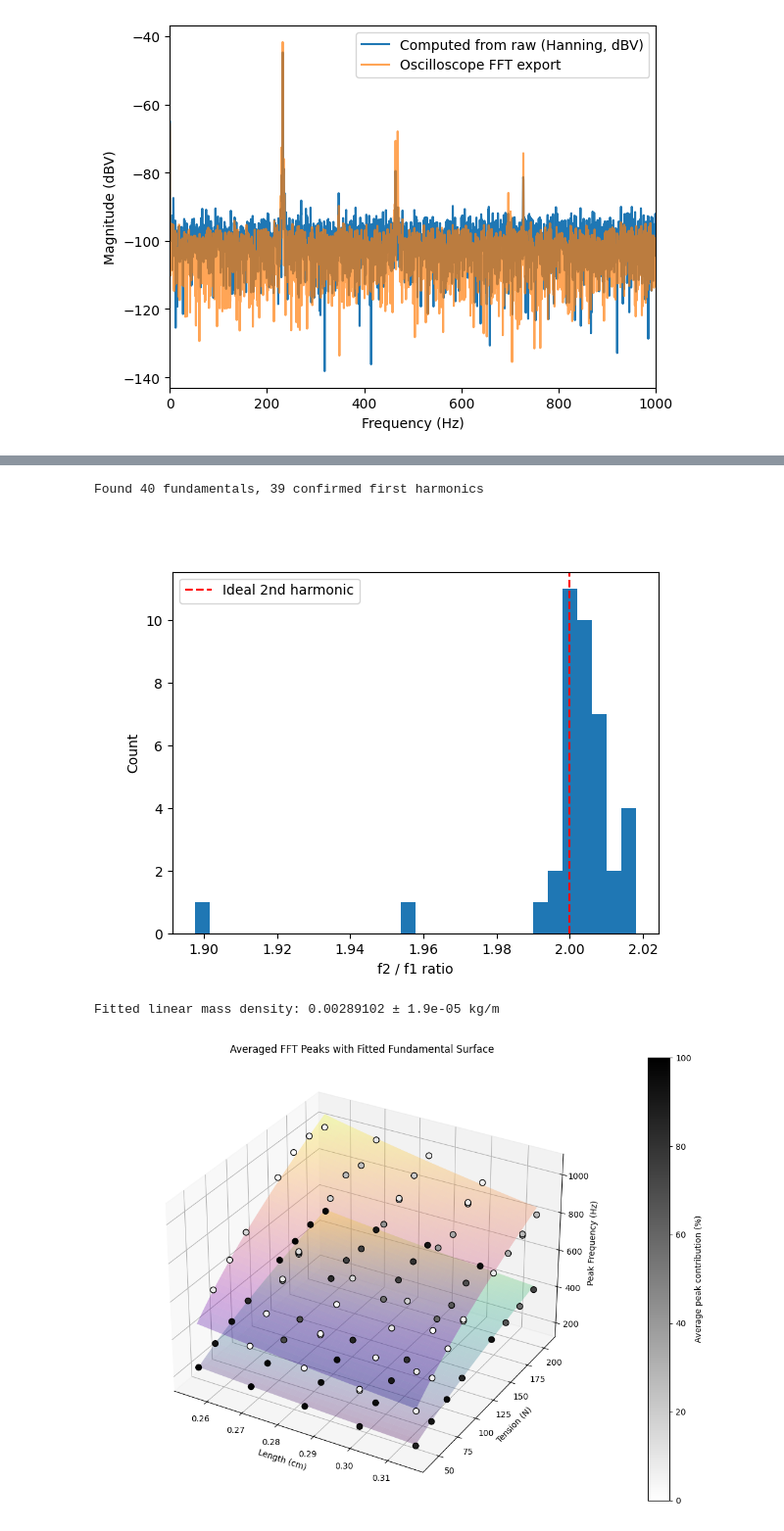
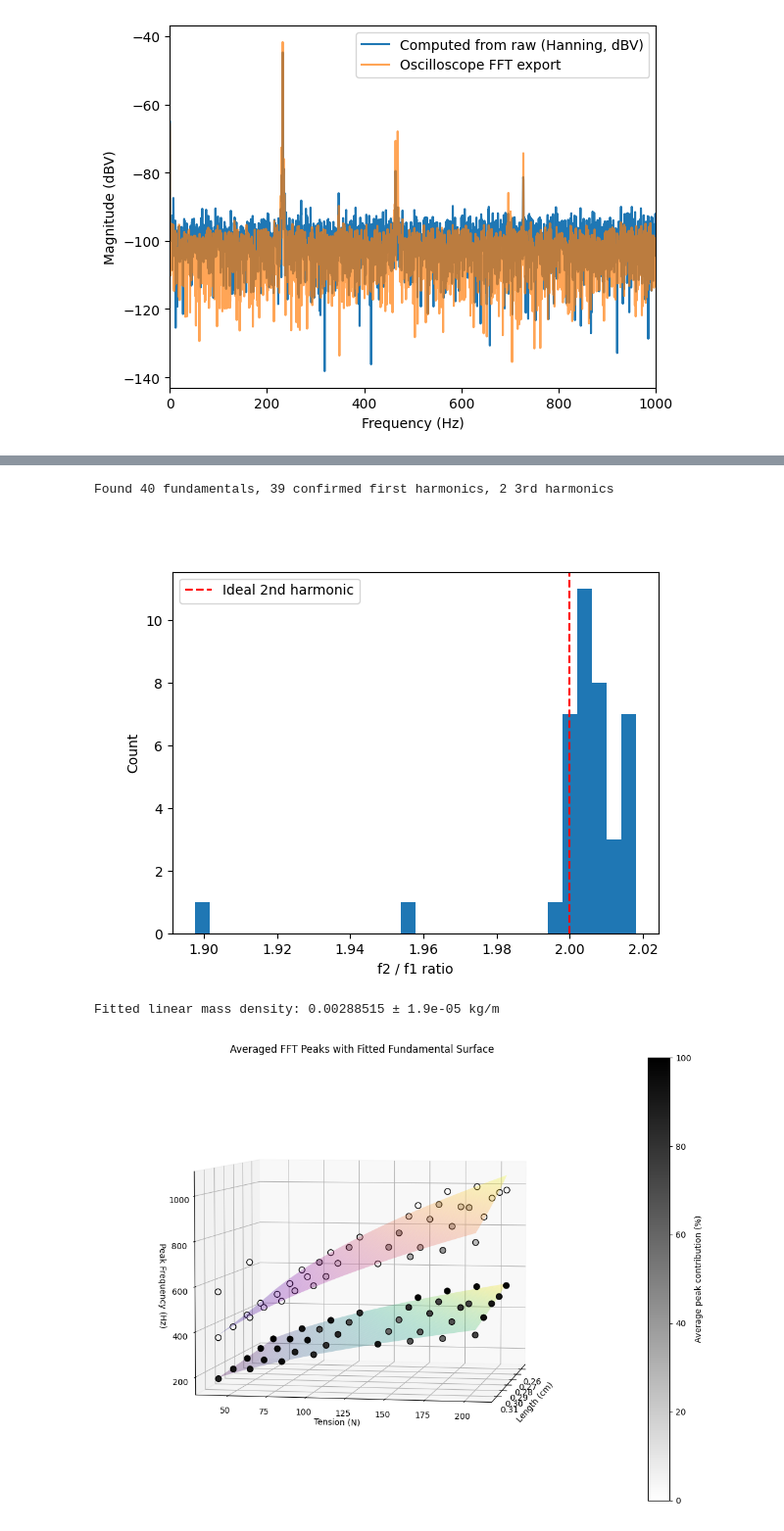
Before and after one commit to Spaantje5/Vibrating-String-Experiment, a Jupyter notebook: Labjournal_frequency.ipynb, the cells around one changed output, grey strips where cells are left out. Shown at 98% size. Saved outputs shown, nothing was run; the diff lists cells and outputs as text; code cells hidden in the pictures.

Commit message:
added uncertainties and 3rd harmonic

```diff
--- a/Labjournal_frequency.ipynb
+++ b/Labjournal_frequency.ipynb
@@ -307,7 +307,7 @@ def print_results():
 MIN_PEAK_FREQUENCY_HZ = 2 #minimum frequency that can be considered a valid peak
 BACKGROUND_MARGIN_DB = 20 #minimum height above the average level of the individual FFT
 MIN_DISTANCE_BINS = 20 #minimum number of FFT bins between detected peaks
-PEAK_MATCH_TOLERANCE_HZ = 6 #peaks in different samples within this frequency range will be considered the same physical peak
+PEAK_MATCH_TOLERANCE_HZ = 10 #peaks in different samples within this frequency range will be considered the same physical peak
 SAMPLE_CONSISTENCY_WEIGHT = True #weight peak contribution according to how many samples contain the peak
 
 frequency_resolution = freqs_band[1]-freqs_band[0]
@@ -358,6 +358,7 @@ if len(averaged_results) > 0:
     ax.set_ylabel("Tension (N)")
     ax.set_zlabel("Peak Frequency (Hz)")
     ax.set_title("Averaged FFT Peaks Across 3 Samples")
+    ax.view_init(elev=5, azim=-40)
     cbar = fig.colorbar(scatter, ax=ax, pad=0.1)
     cbar.set_label("Average peak contribution (%)")
     plt.tight_layout()
@@ -367,5 +368,5 @@ if len(averaged_results) > 0:
 # %%
-#SEPARATE FUNDAMENTAL FROM FIRST HARMONIC
+#SEPARATE HARMONICS
 
 harmonic_ratio_tolerance = 0.15 #allowed fractional deviation from exactly 2x
 
@@ -376,6 +377,7 @@ for k in range(len(averaged_results)):
 
 fundamental_rows = []
 harmonic_rows = []
+third_harmonic_rows = []
 
 for key, indices in cells.items():
     indices_sorted = sorted(indices, key=lambda k: peak_frequencies[k])
@@ -387,9 +389,11 @@ for key, indices in cells.items():
     for idx, f in zip(indices_sorted[1:], freqs_here[1:]):
         if abs(f-2*f1)/(2*f1) <= harmonic_ratio_tolerance:
             harmonic_rows.append(idx)
-            break
+        elif abs(f - 3 * f1) / (3 * f1) <= harmonic_ratio_tolerance:
+            third_harmonic_rows.append(idx)
+            # break
 
-print(f"Found {len(fundamental_rows)} fundamentals, {len(harmonic_rows)} confirmed first harmonics")
+print(f"Found {len(fundamental_rows)} fundamentals, {len(harmonic_rows)} confirmed first harmonics, {len(third_harmonic_rows)} 3rd harmonics")
 
 fundamental_lengths = peak_lengths[fundamental_rows]
 fundamental_forces = peak_forces[fundamental_rows]
@@ -398,8 +402,12 @@ fundamental_frequencies = peak_frequencies[fundamental_rows]
 harmonic_lengths = peak_lengths[harmonic_rows]
 harmonic_forces = peak_forces[harmonic_rows]
 harmonic_frequencies = peak_frequencies[harmonic_rows]
+
+third_harmonic_lengths = peak_lengths[third_harmonic_rows]
+third_harmonic_forces = peak_forces[third_harmonic_rows]
+third_harmonic_frequencies = peak_frequencies[third_harmonic_rows]
 # %% [output]
-Found 40 fundamentals, 39 confirmed first harmonics
+Found 40 fundamentals, 39 confirmed first harmonics, 2 3rd harmonics
 # %%
 ratios = []
 for key, indices in cells.items():
@@ -416,48 +424,47 @@ plt.ylabel("Count")
 plt.legend()
 plt.show()
 # %% [output]
-[figure, old version]
+[figure, new version]
 # %%
-
-
 def combined_model(LF_and_mode, mu):
     L, F, mode_number = LF_and_mode
     return (mode_number/(2*L))*np.sqrt(F/mu)
 
-L_all = np.concatenate([fundamental_lengths, harmonic_lengths])
-F_all = np.concatenate([fundamental_forces, harmonic_forces])
-mode_all = np.concatenate([np.ones_like(fundamental_lengths), np.full_like(harmonic_lengths, 2)])
-freq_all = np.concatenate([fundamental_frequencies, harmonic_frequencies])
+L_all = np.concatenate([fundamental_lengths, harmonic_lengths, third_harmonic_lengths])
+F_all = np.concatenate([fundamental_forces, harmonic_forces, third_harmonic_forces])
+mode_all = np.concatenate([np.ones_like(fundamental_lengths), np.full_like(harmonic_lengths, 2), np.full_like(third_harmonic_lengths, 3)])
+freq_all = np.concatenate([fundamental_frequencies, harmonic_frequencies, third_harmonic_frequencies])
 
 popt, pcov = curve_fit(combined_model, (L_all, F_all, mode_all), freq_all, p0=[0.001])
 mu_fit = popt[0]
 mu_uncertainty = np.sqrt(pcov[0, 0])
 print(f"Fitted linear mass density: {mu_fit:.6g} ± {mu_uncertainty:.2g} kg/m")
 # %% [output]
-Fitted linear mass density: 0.00289102 ± 1.9e-05 kg/m
+Fitted linear mass density: 0.00288515 ± 1.9e-05 kg/m
 # %%
 #3D MATPLOTLIB PLOT WITH FITTED SURFACE
 
-# build a grid spanning the data's length/force range, in the same units as peak_lengths/peak_forces
+#build a grid spanning the data's length/force range, in the same units as peak_lengths/peak_forces
 L_grid = np.linspace(peak_lengths.min(), peak_lengths.max(), 40)
 F_grid = np.linspace(peak_forces.min(), peak_forces.max(), 40)
 L_mesh, F_mesh = np.meshgrid(L_grid, F_grid)
 
 freq_surface = combined_model((L_mesh, F_mesh, 1), mu_fit) #mode_number=1: fundamental
 freq_surface_harmonic = combined_model((L_mesh, F_mesh, 2), mu_fit) #mode_number=2: first harmonic
 
 fig = plt.figure(figsize=(11, 8))
 ax = fig.add_subplot(111, projection="3d")
 scatter = ax.scatter(peak_lengths, peak_forces, peak_frequencies, c=peak_percent, cmap="gray_r", vmin=0, vmax=100, s=50, edgecolors="black", depthshade=False)
 ax.plot_surface(L_mesh, F_mesh, freq_surface, alpha=0.3, cmap="viridis", edgecolor="none")
 ax.plot_surface(L_mesh, F_mesh, freq_surface_harmonic, alpha=0.3, cmap="plasma", edgecolor="none")
 ax.set_xlabel("Length (cm)")
 ax.set_ylabel("Tension (N)")
 ax.set_zlabel("Peak Frequency (Hz)")
 ax.set_title("Averaged FFT Peaks with Fitted Fundamental Surface")
+ax.view_init(elev=5, azim=10)
 cbar = fig.colorbar(scatter, ax=ax, pad=0.1)
 cbar.set_label("Average peak contribution (%)")
 plt.tight_layout()
 plt.show()
 # %% [output]
-[figure, old version]
+[figure, new version]
```
Also changed, not shown: parts of 6 cells of this notebook.
